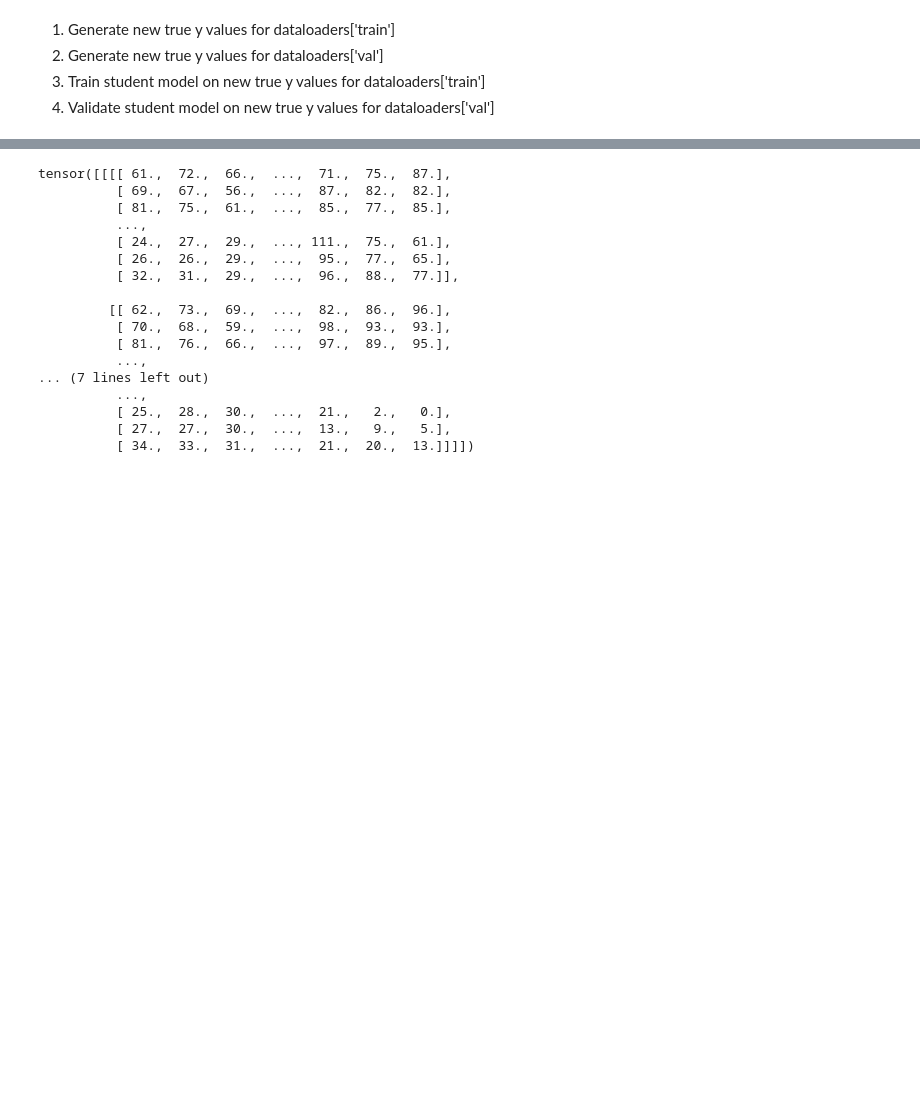
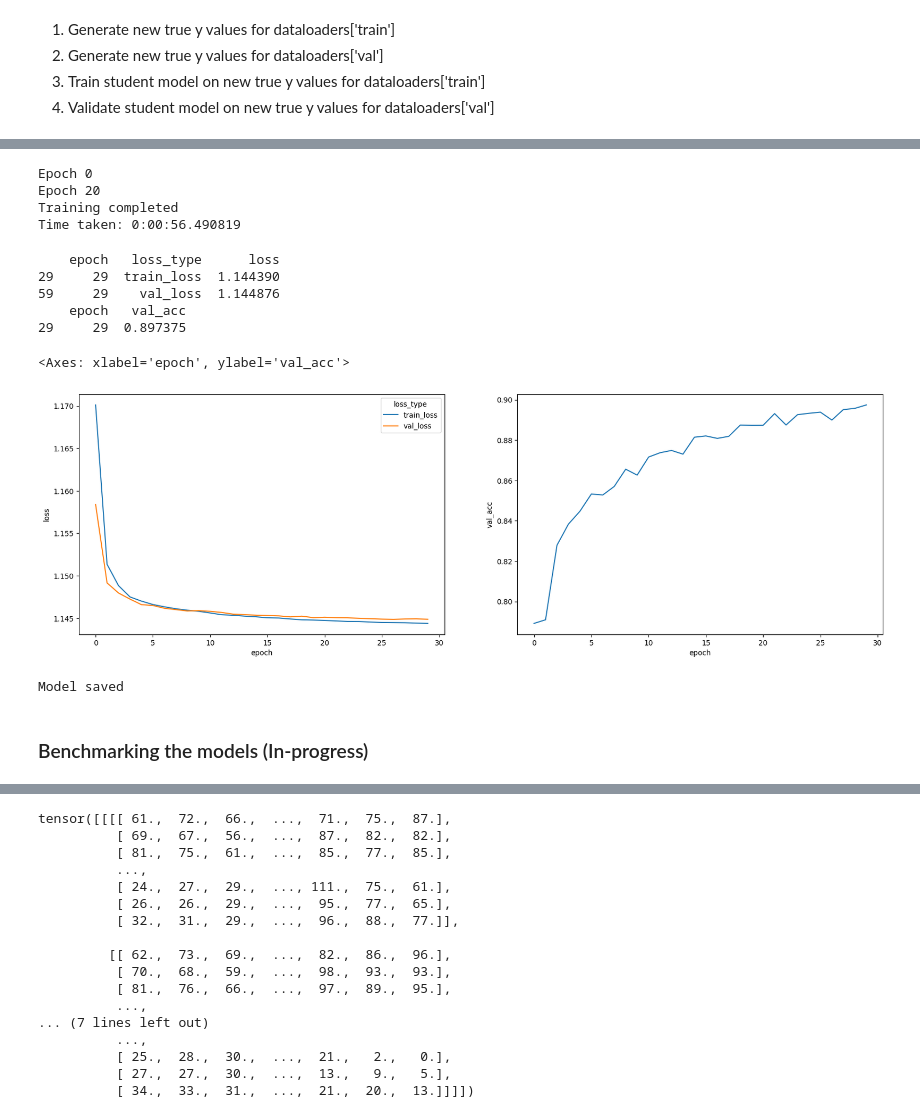
Before and after one commit to Rohan-Datta/knowledge-distillation, a Jupyter notebook: MNIST Experiment/MNIST Experiment.ipynb, the cells around one changed output, grey strips where cells are left out. Cells and saved outputs as stored; diff of their text form; code cells hidden in the pictures; blank space fills up the shorter version.

```diff
--- a/MNIST Experiment/MNIST Experiment.ipynb
+++ b/MNIST Experiment/MNIST Experiment.ipynb
@@ -296,0 +425,59 @@ class StudentModelCls(nn.Module):
+# %%
+from datetime import datetime
+
+
+student_model = StudentModelCls().to(device)
+
+n_epochs = 30
+
+dt1 = datetime.now()
+
+train_losses, val_losses, val_acc, lrs = train_model_student(student_model, teacher_model, dataloaders, loss_fn=dist_loss_fn,
+                                                             optimiser=torch.optim.SGD(params=student_model.parameters(), lr=0.1, momentum=0.9),
+                                                             n_epochs=n_epochs)
+
+dt2 = datetime.now()
+
+print(f'Time taken: {dt2 - dt1}')
+# %% [output]
+Epoch 0
+Epoch 20
+Training completed
+Time taken: 0:00:56.490819
+# %%
+import pandas as pd
+
+
+loss_stats_df = pd.DataFrame(zip(range(n_epochs),
+                                  torch.mean(train_losses, dim=1).detach().cpu().numpy(),
+                                  torch.mean(val_losses, dim=1).detach().cpu().numpy(),
+                                 ),
+                              columns=['epoch', 'train_loss', 'val_loss'])
+
+loss_stats_df = data=pd.melt(loss_stats_df, id_vars=['epoch'], value_vars=['train_loss', 'val_loss'], value_name='loss', var_name='loss_type')
+
+acc_stats_df = pd.DataFrame(zip(range(n_epochs), torch.mean(val_acc, dim=1).detach().cpu().numpy()), columns=['epoch', 'val_acc'])
+
+lrs_df = pd.DataFrame(zip(range(n_epochs), lrs), columns=['epoch', 'lr'])
+
+print(loss_stats_df[loss_stats_df['epoch'] == n_epochs-1])
+
+print(acc_stats_df[acc_stats_df['epoch'] == n_epochs-1])
+# %% [output]
+    epoch   loss_type      loss
+29     29  train_loss  1.144390
+59     29    val_loss  1.144876
+    epoch   val_acc
+29     29  0.897375
+# %%
+import seaborn as sns
+from matplotlib import pyplot as plt
+
+
+fig, axes = plt.subplots(1,2, figsize=(20,6))
+
+sns.lineplot(x='epoch', y='loss', hue='loss_type', data=loss_stats_df, ax=axes[0])
+sns.lineplot(x='epoch', y='val_acc', data=acc_stats_df, ax=axes[1])
+# %% [output]
+<Axes: xlabel='epoch', ylabel='val_acc'>
+[figure, added]
@@ -296,0 +486,12 @@ class StudentModelCls(nn.Module):
+# %%
+# Saving the student model
+
+if use_saved_student_model:
+    print('Skipping model save')
+else:
+    torch.save(student_model.state_dict, f=dir_path/'models'/'student_model_state_dict.pt')
+    print('Model saved')
+# %% [output]
+Model saved
+# %% [markdown]
+### Benchmarking the models (In-progress)
```
Also changed, not shown: parts of 26 cells of this notebook, 2 other files.
